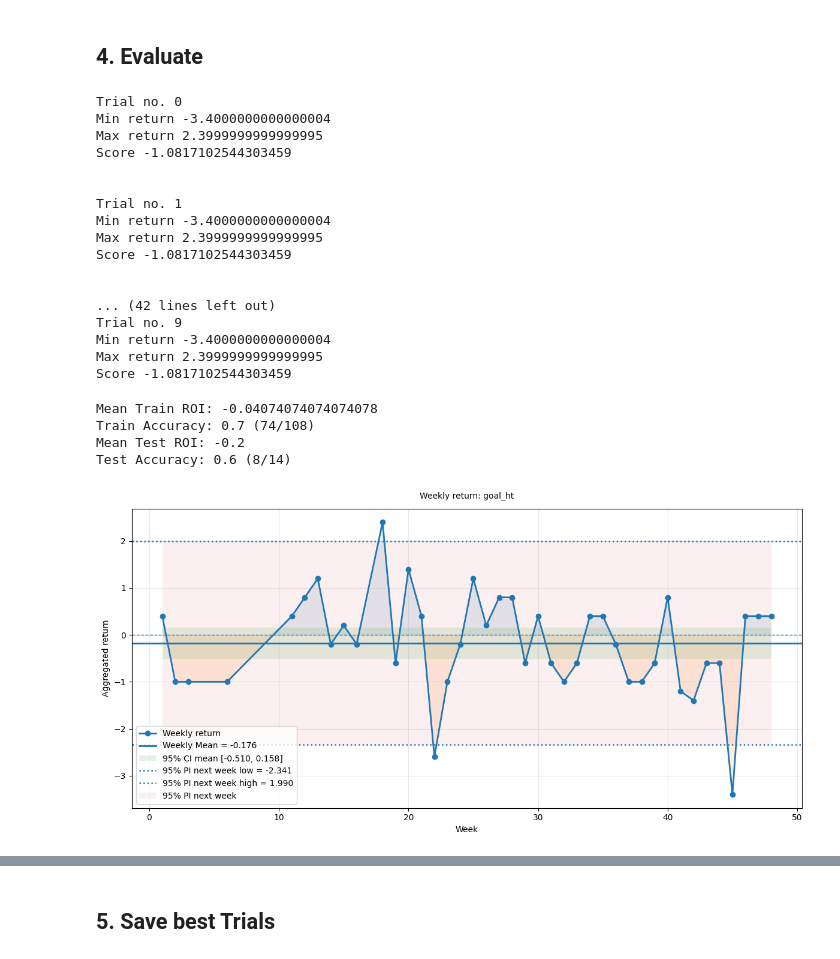
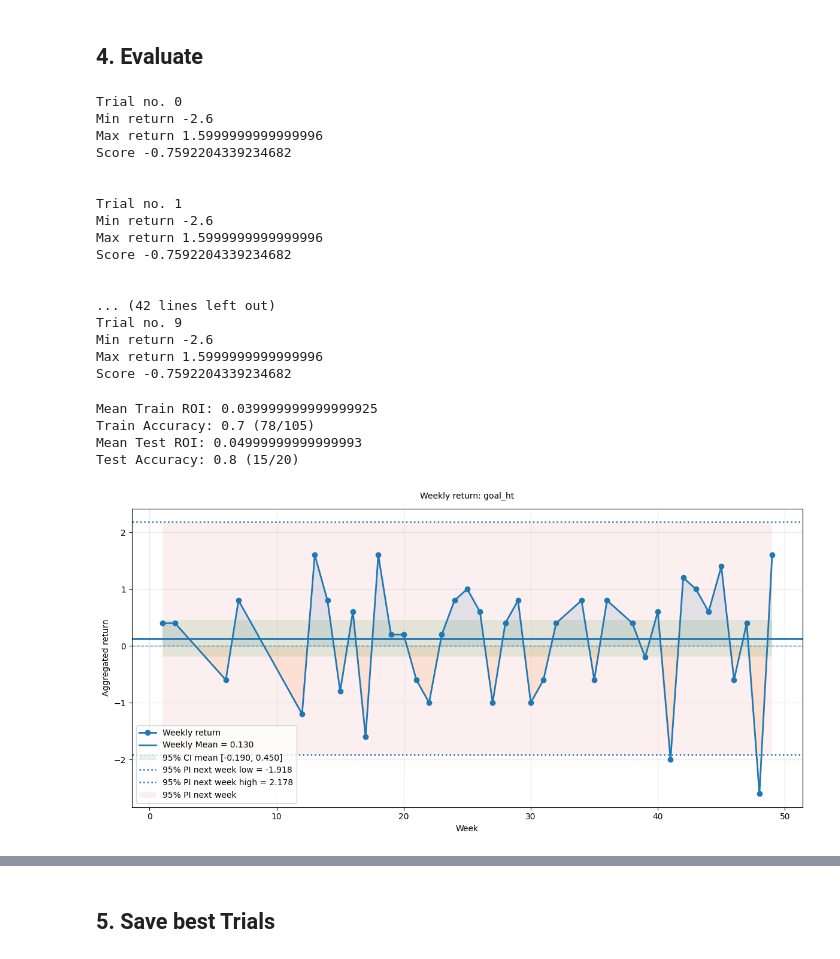
Before and after one commit to NickOLeeney/bet-master-analytics, a Jupyter notebook: src/models/goal_ht/optuna_pipeline.ipynb, the cells around one changed output, grey strips where cells are left out. Drawn from its saved outputs; the diff is of its cells as text; code cells hidden in the pictures.

```diff
--- a/src/models/goal_ht/optuna_pipeline.ipynb
+++ b/src/models/goal_ht/optuna_pipeline.ipynb
@@ -141,22 +122,35 @@ df[['goalNoGoal_bookkeeping_gg','goalNoGoal_bookkeeping_ng']].describe()
 # Define features and relative step
 
 feature_bins_map = {
-    'goalNoGoal_multigoal_m13': 5,
-    'chance1x2_quote_diffRealCurr2': 5,
-    'goalNoGoal_stats_avgGoalTakenHome': 0.2,
-    'goalNoGoal_stats_avgGoalAway': 0.2,
-    'chance1x2_quote_diffInitialCurr2': 5,
-    # 'underOver_quote_realU': 0.2,
+    # 'goalNoGoal_multigoal_m13': 5,
+    # 'chance1x2_quote_diffRealCurr2': 5,
+    # 'goalNoGoal_bookkeeping_gg': 1,
+    # 'goalNoGoal_stats_avgGoalTakenHome': 0.2,
+    # 'goalNoGoal_stats_avgGoalAway': 0.2,
+    # 'chance1x2_quote_diffInitialCurr2': 5,
     # 'underOver_quote_realO': 0.2,
-    # 'goalNoGoal_chance_goalHome': 5,
-    # 'chance1x2_quote_current1': 0.2,
-    # 'underOver_quote_diffRealCurrU': 5
- }
+    # 'underOver_quote_diffRealCurrO': 5,
+    # 'goalNoGoal_chance_goalAway': 5,
+    'underOver_flashback_over05HT': 1,
+    'underOver_comparison_flashback': 500,
+    # 'goalNoGoal_stats_avgGoalHome': 0.2,
+    # 'chance1x2_quote_real1': 0.2,
+    # 'underOver_chance_over15HT': 5,
+    # 'goalNoGoal_stats_avgGoalTakenAway': 0.2,
+    # 'goalNoGoal_quote_realNG': 0.2,
+    # 'chance1x2_flashback_p2': 5,
+    # 'chance1x2_quote_diffRealCurr1': 5,
+    # 'chance1x2_quote_initial1': 0.2,
+    # 'chance1x2_flashback_pHt2': 5,
+    # 'goalNoGoal_quote_diffRealCurrGG': 5,
+    # 'underOver_bookkeeping_actual': 0.2,
+    # 'goalNoGoal_quote_diffInitialCurrGG': 1
+}
 
 
 objective_hyperparameters = {
-    "n_trials": 500, # 500 - 1000
-    "n_studies": 50, # 50
+    "n_trials": 600, # 500 - 1000
+    "n_studies": 1, # 50
     "min_obs": 100,
     "lambda": 1, # 0.5, 1, 2
     "tpe_sampler":
@@ -231,7 +237,7 @@ print(best_trials)
 ## 4. Evaluate
 # %%
 # Create the test binned dataframe
-return_threshold = -10.
+return_threshold = -3.
 df_test_binned = df_test.copy()
 
 for feat, step in feature_bins_map.items():
@@ -262,24 +268,24 @@ for i, trial in enumerate(best_trials):
         print("\n")
 # %% [output]
 Trial no. 0
-Min return -3.4000000000000004
-Max return 2.3999999999999995
-Score -1.0817102544303459
+Min return -2.6
+Max return 1.5999999999999996
+Score -0.7592204339234682
 
 
 Trial no. 1
-Min return -3.4000000000000004
-Max return 2.3999999999999995
-Score -1.0817102544303459
+Min return -2.6
+Max return 1.5999999999999996
+Score -0.7592204339234682
 
 
 ... (42 lines left out)
 Trial no. 9
-Min return -3.4000000000000004
-Max return 2.3999999999999995
-Score -1.0817102544303459
+Min return -2.6
+Max return 1.5999999999999996
+Score -0.7592204339234682
 # %%
-best_score_idx = 0
+best_score_idx = 2
 
 params_dict = best_trials[best_score_idx].user_attrs["params_dict"]
 
@@ -288,38 +294,38 @@ test_mask = get_mask(df_test_binned, params_dict)
 
 df_train_filtered = df_train_binned[train_mask]
 df_test_filtered = df_test_binned[test_mask]
 
 
 mean_roi = df_train_filtered["return"].mean()
 right = df_train_filtered[target_col].sum()
 total = df_train_filtered.shape[0]
 
 accuracy = np.round((right / total), 1)
 print(f"Mean Train ROI: {mean_roi}")
 print(f"Train Accuracy: {accuracy} ({right}/{total})")
 
 
 mean_roi = df_test_filtered["return"].mean()
 right = df_test_filtered[target_col].sum()
 total = df_test_filtered.shape[0]
 
 accuracy = np.round((right / total), 1)
 print(f"Mean Test ROI: {mean_roi}")
 print(f"Test Accuracy: {accuracy} ({right}/{total})")
 
 
 df_tot_filtered = pd.concat([df_train_filtered, df_test_filtered], axis=0).reset_index(drop=True).rename(columns={target_col: "result", "time": "date"})
 df_tot_filtered = df_tot_filtered.sort_values(by="date", ascending=False)
 
 df_tot_filtered["strategy"] = target_col
 
 weekly_return, stats = analyze_strategies(df_tot_filtered, strategies=[target_col], print_pi=True)
 # %% [output]
-Mean Train ROI: -0.04074074074074078
-Train Accuracy: 0.7 (74/108)
-Mean Test ROI: -0.2
-Test Accuracy: 0.6 (8/14)
+Mean Train ROI: 0.039999999999999925
+Train Accuracy: 0.7 (78/105)
+Mean Test ROI: 0.04999999999999993
+Test Accuracy: 0.8 (15/20)
-[figure, old version]
+[figure, new version]
 # %%
 # Get Stats
 weeks = stats["n_weeks"]
```
Also changed, not shown: parts of 10 cells of this notebook, 8 other files.
